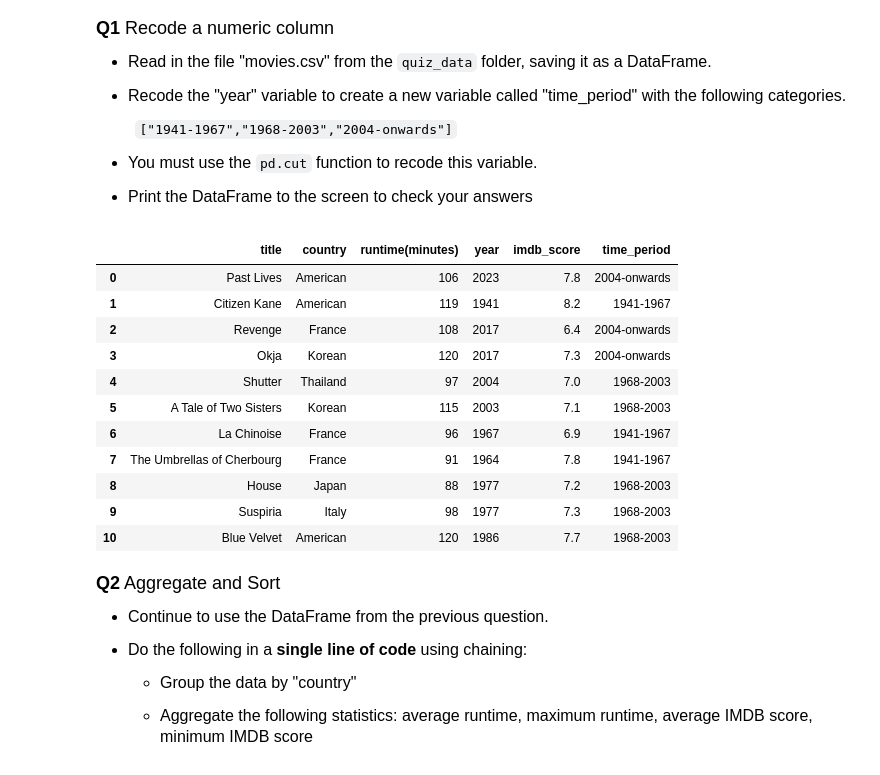
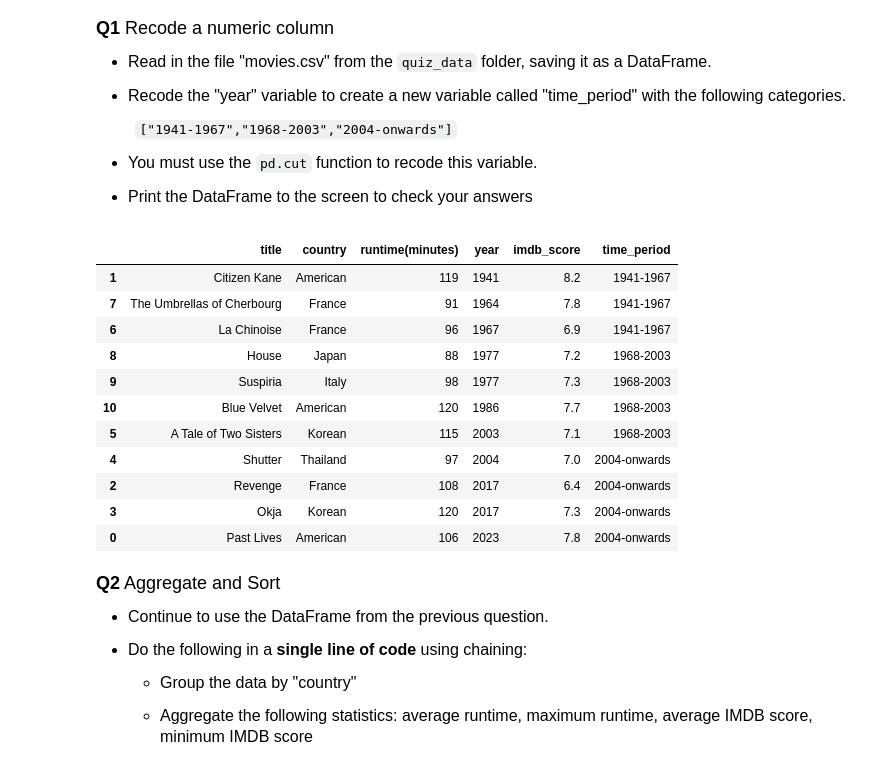
Before and after one commit to ElsaMathew-Lewis/datasci151spring26, a Jupyter notebook: _quizzes/practice_quiz_5/practice_quiz_5.ipynb, the cells around one changed output. Saved outputs shown, nothing was run; the diff lists cells and outputs as text; code cells hidden in the pictures.

```diff
--- a/_quizzes/practice_quiz_5/practice_quiz_5.ipynb
+++ b/_quizzes/practice_quiz_5/practice_quiz_5.ipynb
@@ -49,28 +49,28 @@
 # %%
 # your code here
 movies = pd.read_csv("quiz_data/movies.csv")
 
-time_groups = [-np.inf, 1968, 2004, np.inf]
+time_groups = [1941, 1968, 2004, np.inf]
 
 time_period = ["1941-1967","1968-2003","2004-onwards"]
 movies["time_period"] = pd.cut(movies["year"],
                                 bins = time_groups,
-                                right = True,
+                                right = False,
                                 labels = time_period)
-display(movies)
+display(movies.sort_values(by = "year"))
 # %% [output]
 |  | title | country | runtime(minutes) | year | imdb_score | time_period |
-| 0 | Past Lives | American | 106 | 2023 | 7.8 | 2004-onwards |
 | 1 | Citizen Kane | American | 119 | 1941 | 8.2 | 1941-1967 |
-| 2 | Revenge | France | 108 | 2017 | 6.4 | 2004-onwards |
-| 3 | Okja | Korean | 120 | 2017 | 7.3 | 2004-onwards |
-| 4 | Shutter | Thailand | 97 | 2004 | 7.0 | 1968-2003 |
-| 5 | A Tale of Two Sisters | Korean | 115 | 2003 | 7.1 | 1968-2003 |
+| 7 | The Umbrellas of Cherbourg | France | 91 | 1964 | 7.8 | 1941-1967 |
 | 6 | La Chinoise | France | 96 | 1967 | 6.9 | 1941-1967 |
-| 7 | The Umbrellas of Cherbourg | France | 91 | 1964 | 7.8 | 1941-1967 |
 | 8 | House | Japan | 88 | 1977 | 7.2 | 1968-2003 |
 | 9 | Suspiria | Italy | 98 | 1977 | 7.3 | 1968-2003 |
 | 10 | Blue Velvet | American | 120 | 1986 | 7.7 | 1968-2003 |
+| 5 | A Tale of Two Sisters | Korean | 115 | 2003 | 7.1 | 1968-2003 |
+| 4 | Shutter | Thailand | 97 | 2004 | 7.0 | 2004-onwards |
+| 2 | Revenge | France | 108 | 2017 | 6.4 | 2004-onwards |
+| 3 | Okja | Korean | 120 | 2017 | 7.3 | 2004-onwards |
+| 0 | Past Lives | American | 106 | 2023 | 7.8 | 2004-onwards |
 # %% [markdown]
 <font size = "4">
 
```
Also changed, not shown: parts of 6 cells of this notebook.
